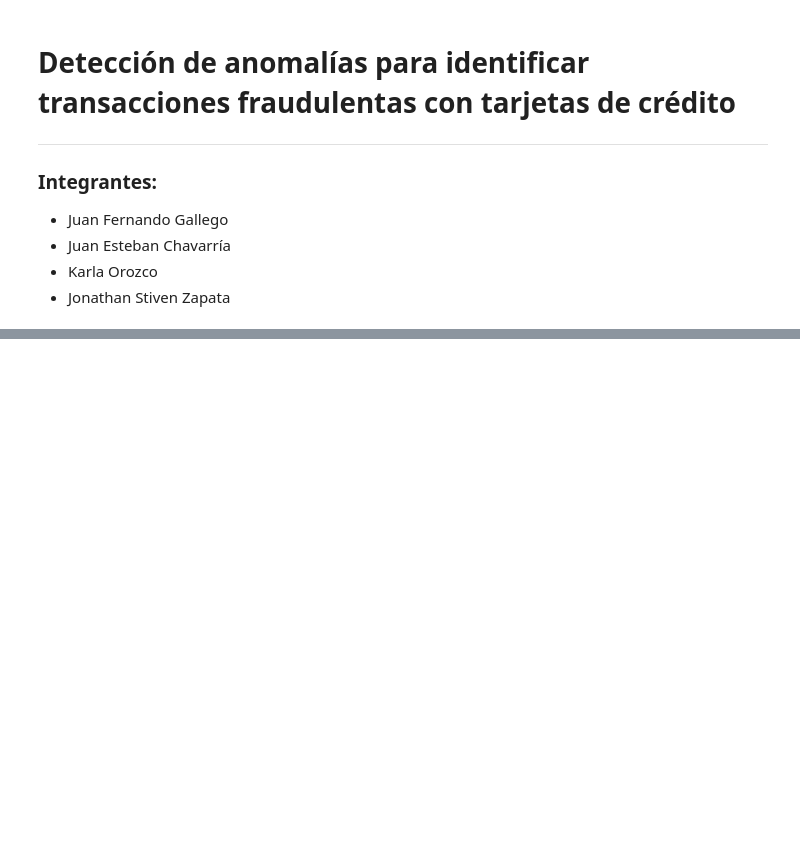
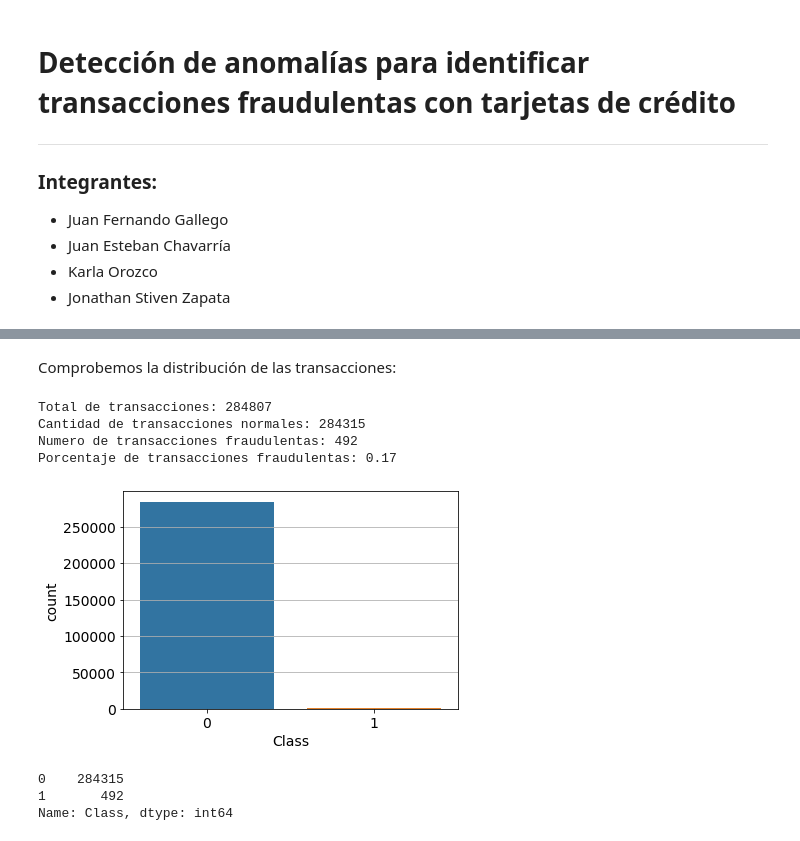
Before and after one commit to jonyzp/master-datos-ml-kjjj, a Jupyter notebook: 2_unsupervised/Notebook.ipynb, the cells around one changed output, grey strips where cells are left out. Cells and saved outputs as stored; diff of their text form; code cells hidden in the pictures; blank space fills up the shorter version.

```diff
--- a/2_unsupervised/Notebook.ipynb
+++ b/2_unsupervised/Notebook.ipynb
@@ -43,0 +49,23 @@ Given the class imbalance ratio, we recommend measuring the accuracy using the A
+# %%
+# Data handling libraries:
+import pandas as pd
+import numpy as np
+
+# Data visualization libraries:
+import matplotlib.pyplot as plt
+# We setup matplotlib to show the plots inline:
+%matplotlib inline
+#Setting plot sizes and type of plot
+plt.rc("font", size=14)
+plt.rcParams['axes.grid'] = True
+plt.figure(figsize=(6,3))
+plt.gray()
+import seaborn as sns
+
+# Ml libraries:
+from sklearn.model_selection import train_test_split
+from sklearn.preprocessing import StandardScaler
+from sklearn.ensemble import IsolationForest
+from sklearn.neighbors import LocalOutlierFactor
+from sklearn.metrics import roc_auc_score
+from sklearn.metrics import confusion_matrix, f1_score
@@ -54,0 +100,25 @@ df.head()
+# %% [markdown]
+Comprobemos la distribución de las transacciones:
+# %%
+total_transactions = len(df)
+normal_count = len(normal)
+fraudulent_count = len(fraudulent)
+fraud_percentage = round(fraudulent_count/normal_count*100, 2)
+print('Total de transacciones: {}'.format(total_transactions))
+print('Cantidad de transacciones normales: {}'.format(normal_count))
+print('Numero de transacciones fraudulentas: {}'.format(fraudulent_count))
+print('Porcentaje de transacciones fraudulentas: {}'.format(fraud_percentage))
+# %% [output]
+Total de transacciones: 284807
+Cantidad de transacciones normales: 284315
+Numero de transacciones fraudulentas: 492
+Porcentaje de transacciones fraudulentas: 0.17
+# %%
+sns.countplot(df.Class)
+plt.show()
+print(df.Class.value_counts())
+# %% [output]
+[figure, added]
+0    284315
+1       492
+Name: Class, dtype: int64
```
Also changed, not shown: parts of 67 cells of this notebook.
